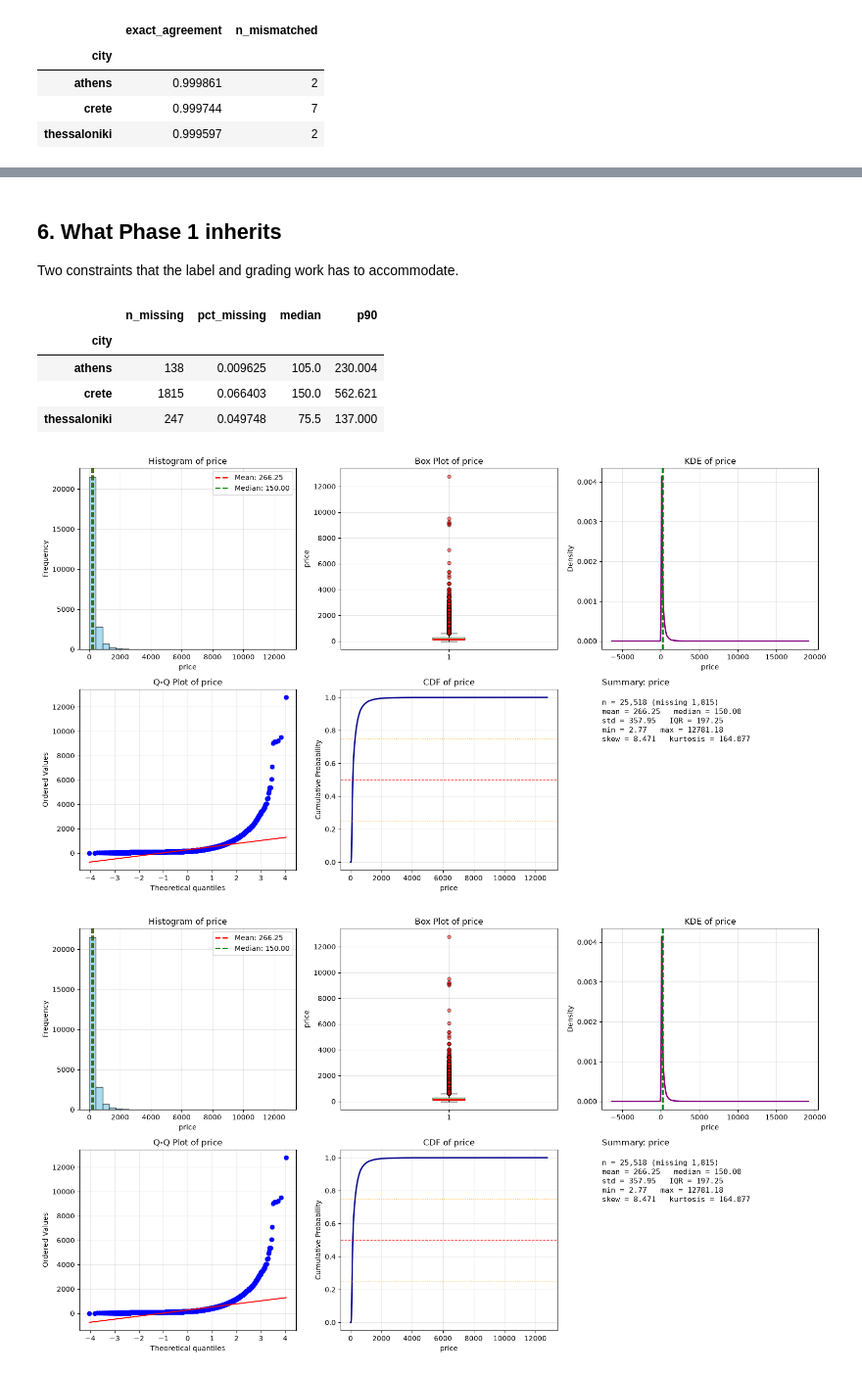
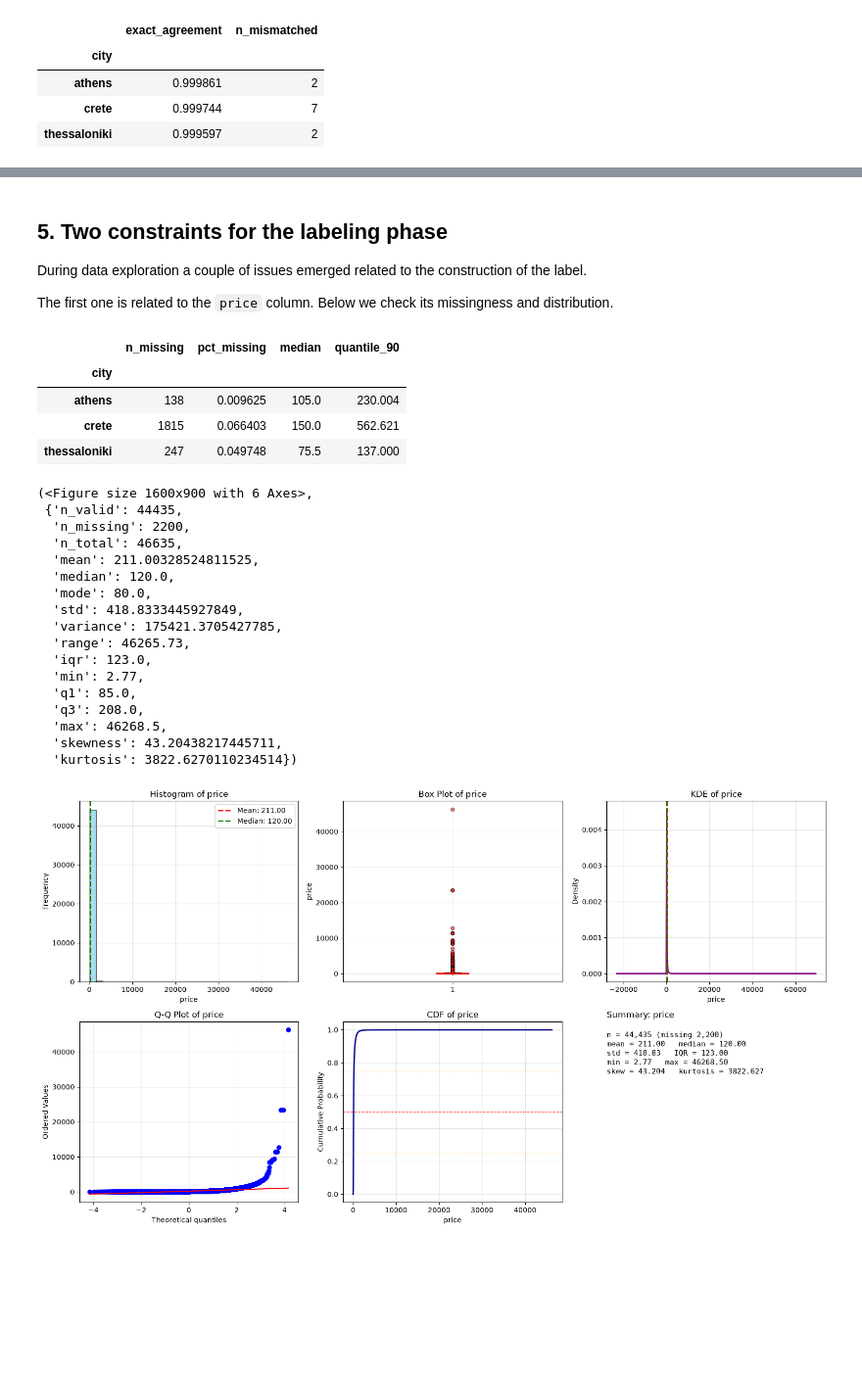
Before and after one commit to ntinasf/rental-ranking, a Jupyter notebook: notebooks/01_data_inventory.ipynb, the cells around one changed output, grey strips where cells are left out. Shown at 98% size. Saved outputs shown, nothing was run; the diff lists cells and outputs as text; code cells hidden in the pictures; blank space fills up the shorter version.

```diff
--- a/notebooks/01_data_inventory.ipynb
+++ b/notebooks/01_data_inventory.ipynb
@@ -305,23 +327,42 @@ protection is decided there, not here.
 # %% [markdown]
-## 6. What Phase 1 inherits
+## 5. Two constraints for the labeling phase
 
-Two constraints that the label and grading work has to accommodate.
+During data exploration a couple of issues emerged related to the construction of the label.
+
+The first one is related to the `price` column.
+Below we check its missingness and distribution.
 # %%
 listings.groupby("city")["price"].agg(
     n_missing=lambda s: s.isna().sum(),
     pct_missing=lambda s: s.isna().mean(),
     median="median",
-    p90=lambda s: s.quantile(0.90),
+    quantile_90=lambda s: s.quantile(0.90),
 )
 # %% [output]
-|  | n_missing | pct_missing | median | p90 |
+|  | n_missing | pct_missing | median | quantile_90 |
 | city |  |  |  |  |
 | athens | 138 | 0.009625 | 105.0 | 230.004 |
 | crete | 1815 | 0.066403 | 150.0 | 562.621 |
 | thessaloniki | 247 | 0.049748 | 75.5 | 137.000 |
 # %%
-eda.analyze_numeric_variable(listings.loc[listings["city"] == "crete", "price"])[0]
+eda.analyze_numeric_variable(listings["price"])
 # %% [output]
+(<Figure size 1600x900 with 6 Axes>,
+ {'n_valid': 44435,
+  'n_missing': 2200,
+  'n_total': 46635,
+  'mean': 211.00328524811525,
+  'median': 120.0,
+  'mode': 80.0,
+  'std': 418.8333445927849,
+  'variance': 175421.3705427785,
+  'range': 46265.73,
+  'iqr': 123.0,
+  'min': 2.77,
+  'q1': 85.0,
+  'q3': 208.0,
+  'max': 46268.5,
+  'skewness': 43.20438217445711,
+  'kurtosis': 3822.6270110234514})
-[figure, old version]
+[figure, new version]
-[figure, removed]
 # %% [markdown]
```
Also changed, not shown: parts of 40 cells of this notebook, 37 other files.
